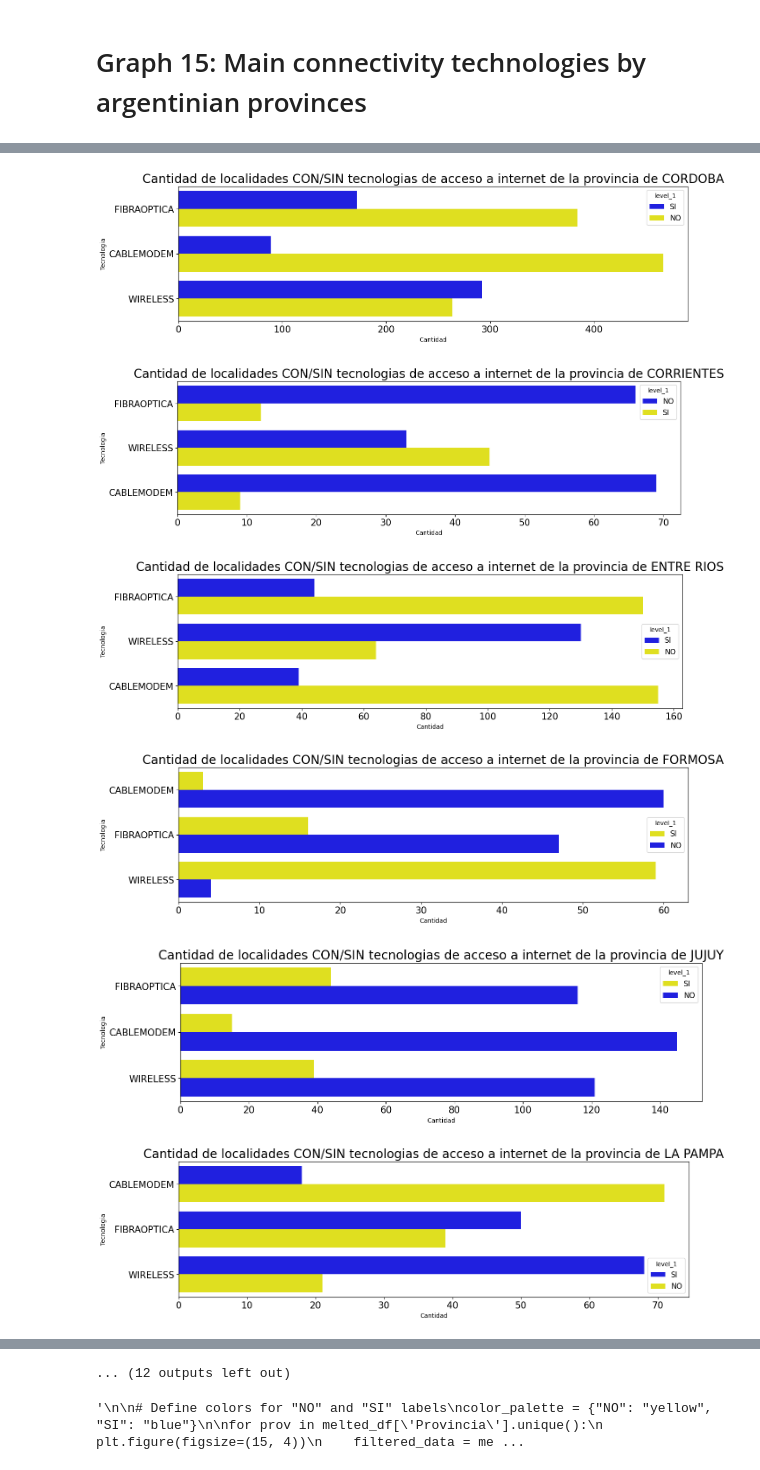
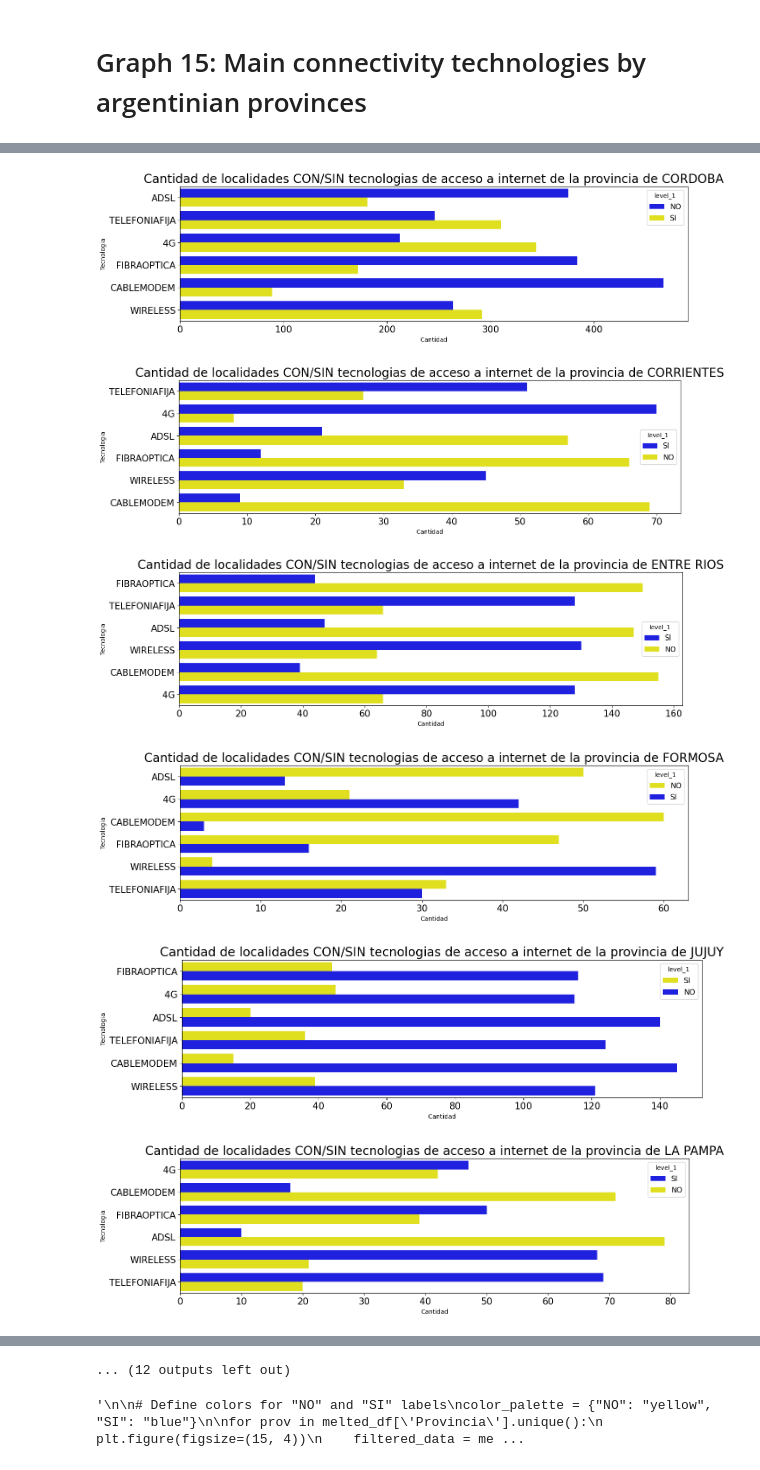
Before and after one commit to MaxJv1/IndividualProject2DataAnalysis, a Jupyter notebook: EDAs.ipynb, the cells around one changed output, grey strips where cells are left out. Drawn from its saved outputs; the diff is of its cells as text; code cells hidden in the pictures.

```diff
--- a/EDAs.ipynb
+++ b/EDAs.ipynb
@@ -788,13 +788,18 @@ for prov in melted_df['Provincia'].unique():
     custom_palette = [color_palette[label] for label in filtered_data['level_1'].unique()]
 
     # Filter the data for the desired technologies
-    filtered_data = filtered_data[filtered_data['Tecnologia'].isin(['CABLEMODEM', 'FIBRAOPTICA', 'WIRELESS'])]
+    filtered_data = filtered_data[filtered_data['Tecnologia'].isin(['CABLEMODEM', 'FIBRAOPTICA', 'ADSL','WIRELESS', '4G', 'TELEFONIAFIJA'])]
 
     sns.barplot(data=filtered_data,
                 y='Tecnologia',
                 x='Cantidad',
                 hue='level_1',
                 palette=custom_palette)
+    ''''
+    # Add labels on top of each bar
+    for index, value in enumerate(filtered_data['Cantidad']):
+        plt.text(value, index, str(value), ha='center', va='center', fontsize=9)
+    '''
     plt.xticks(fontsize=15)
     plt.yticks(fontsize=15)
     plt.title(f'Cantidad de localidades CON/SIN tecnologias de acceso a internet de la provincia de {prov}', fontsize=20)
@@ -809,6 +814,6 @@ for prov in melted_df['Provincia'].unique():
-[figure, old version]
+[figure, new version]
-[figure, old version]
+[figure, new version]
-[figure, old version]
+[figure, new version]
-[figure, old version]
+[figure, new version]
-[figure, old version]
+[figure, new version]
-[figure, old version]
+[figure, new version]
```
Also changed, not shown: parts of 4 cells of this notebook, 1 other file.
